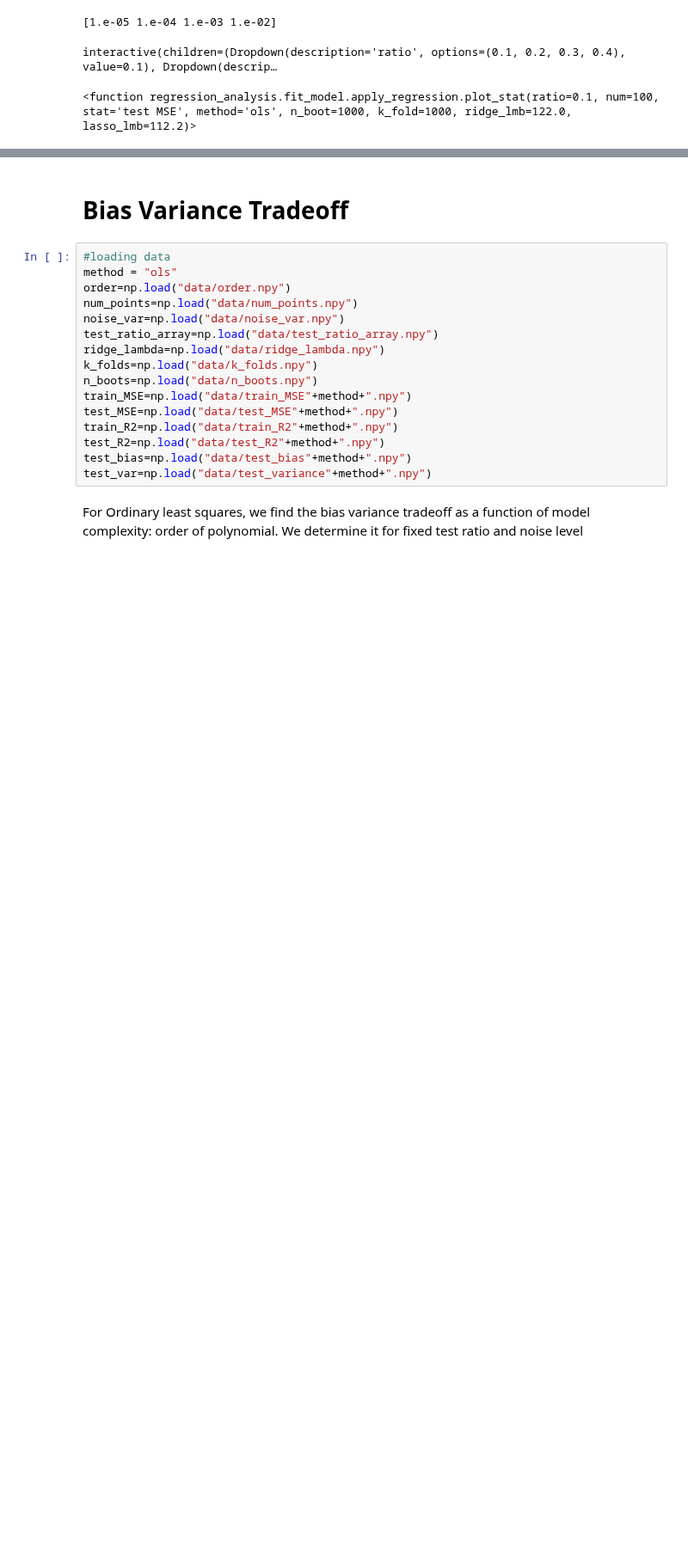
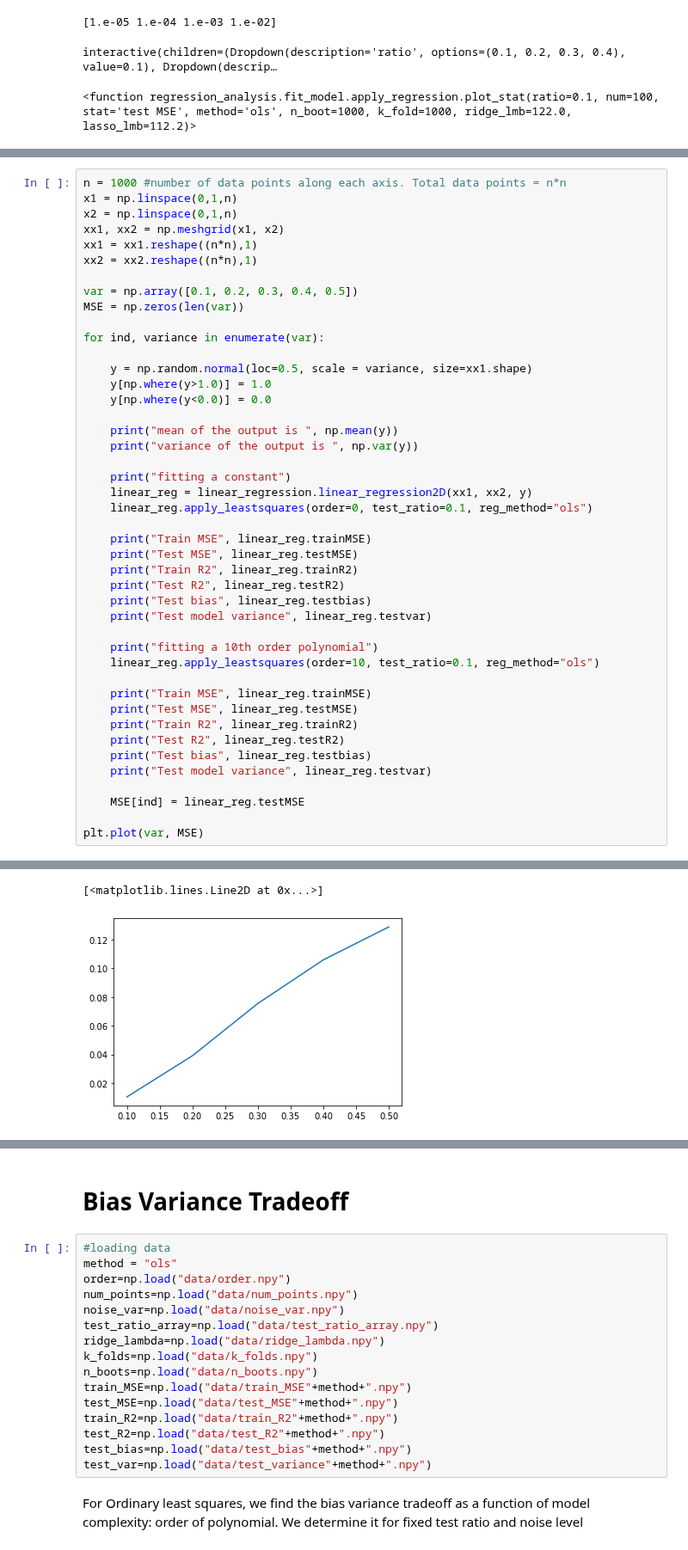
Before and after one commit to am-kaiser/CompSci-Project-1, a Jupyter notebook: regression_analysis/examples/regression_analysis.ipynb, the cells around one changed output, grey strips where cells are left out. Shown at 86% size. Saved outputs shown, nothing was run; the diff lists cells and outputs as text; blank space fills up the shorter version.

Commit message:
fixed issue with noise, added truncation of noise and some visualisations

```diff
--- a/regression_analysis/examples/regression_analysis.ipynb
+++ b/regression_analysis/examples/regression_analysis.ipynb
@@ -423,0 +536,45 @@ interactive(children=(Dropdown(description='ratio', options=(0.1, 0.2, 0.3, 0.4)
+# %%
+n = 1000 #number of data points along each axis. Total data points = n*n
+x1 = np.linspace(0,1,n)
+x2 = np.linspace(0,1,n)
+xx1, xx2 = np.meshgrid(x1, x2)
+xx1 = xx1.reshape((n*n),1)
+xx2 = xx2.reshape((n*n),1)
+
+var = np.array([0.1, 0.2, 0.3, 0.4, 0.5])
+MSE = np.zeros(len(var))
+
+for ind, variance in enumerate(var):
+
+    y = np.random.normal(loc=0.5, scale = variance, size=xx1.shape)
+    y[np.where(y>1.0)] = 1.0
+    y[np.where(y<0.0)] = 0.0
+
+    print("mean of the output is ", np.mean(y))
+    print("variance of the output is ", np.var(y))
+
+    print("fitting a constant")
+    linear_reg = linear_regression.linear_regression2D(xx1, xx2, y)
+    linear_reg.apply_leastsquares(order=0, test_ratio=0.1, reg_method="ols")
+
+    print("Train MSE", linear_reg.trainMSE)
+    print("Test MSE", linear_reg.testMSE)
+    print("Train R2", linear_reg.trainR2)
+    print("Test R2", linear_reg.testR2)
+    print("Test bias", linear_reg.testbias)
+    print("Test model variance", linear_reg.testvar)
+
+    print("fitting a 10th order polynomial")
+    linear_reg.apply_leastsquares(order=10, test_ratio=0.1, reg_method="ols")
+
+    print("Train MSE", linear_reg.trainMSE)
+    print("Test MSE", linear_reg.testMSE)
+    print("Train R2", linear_reg.trainR2)
+    print("Test R2", linear_reg.testR2)
+    print("Test bias", linear_reg.testbias)
+    print("Test model variance", linear_reg.testvar)
+
+    MSE[ind] = linear_reg.testMSE
+
+plt.plot(var, MSE)
+# %% [output]
@@ -423,0 +598,2 @@ interactive(children=(Dropdown(description='ratio', options=(0.1, 0.2, 0.3, 0.4)
+[<matplotlib.lines.Line2D at 0x...>]
+[figure, added]
```
Also changed, not shown: parts of 17 cells of this notebook, 4 other files.
